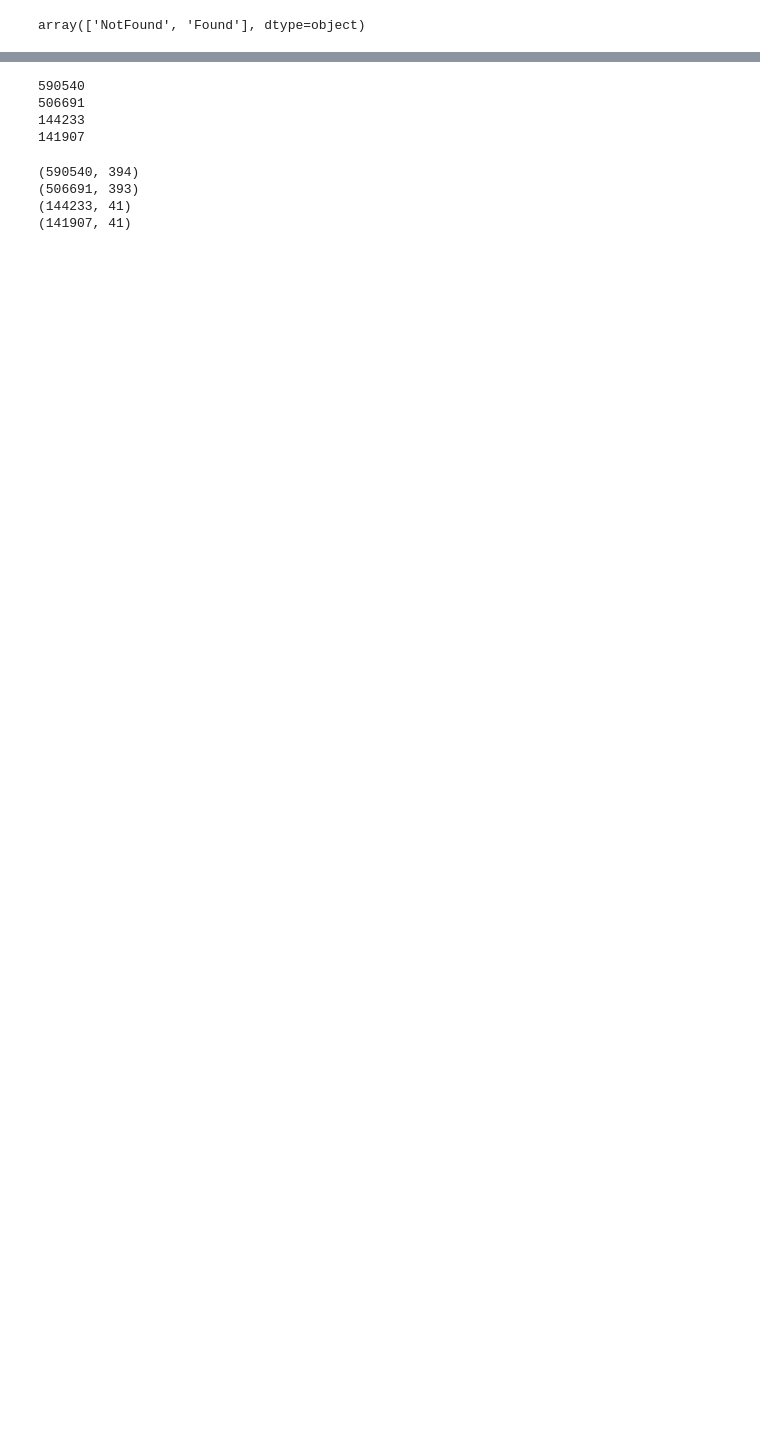
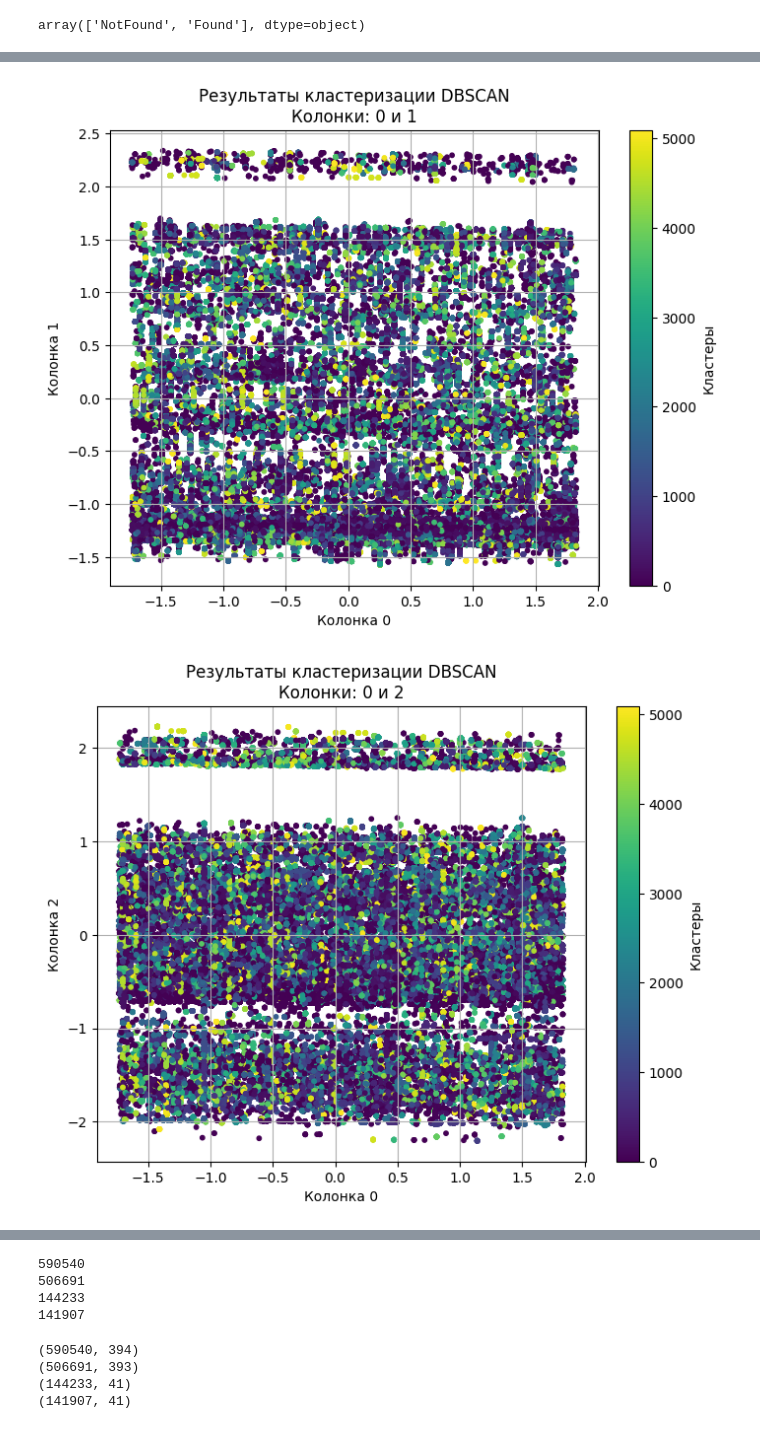
Before and after one commit to nastya-papulova/fraud_detection, a Jupyter notebook: exploration.ipynb, the cells around one changed output, grey strips where cells are left out. Cells and saved outputs as stored; diff of their text form; code cells hidden in the pictures; blank space fills up the shorter version.

```diff
--- a/exploration.ipynb
+++ b/exploration.ipynb
@@ -49,0 +223,14 @@ Length: 394, dtype: object
+# %%
+for i in range(5):  # Первая колонка
+    for j in range(i + 1, 5):  # Вторая колонка (не совпадает с первой)
+        plt.figure(figsize=(8, 6))
+        plt.scatter(features_scaled[:, i], features_scaled[:, j], c=clusters, cmap='viridis', s=10)
+        plt.title(f"Результаты кластеризации DBSCAN\nКолонки: {i} и {j}")
+        plt.xlabel(f"Колонка {i}")
+        plt.ylabel(f"Колонка {j}")
+        plt.colorbar(label='Кластеры')
+        plt.grid(True)
+        plt.show()
+# %% [output]
+[figure, added]
+[figure, added]
```
Also changed, not shown: parts of 23 cells of this notebook.
